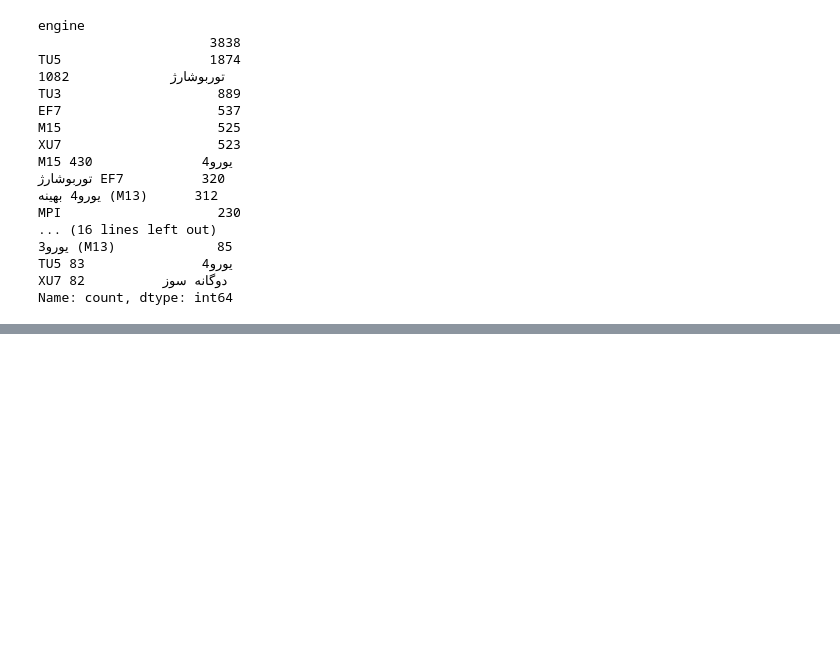
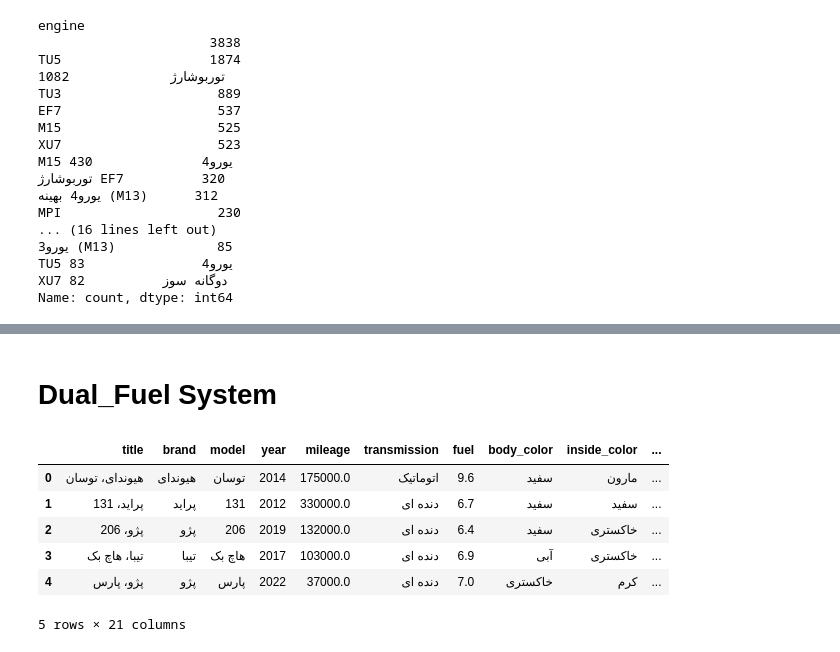
Before and after one commit to fatemehghorbanzadeh04/Machine-Learning-Project, a Jupyter notebook: preprocessing/data_preprocessing.ipynb, the cells around one changed output, grey strips where cells are left out. Saved outputs shown, nothing was run; the diff lists cells and outputs as text; code cells hidden in the pictures; blank space fills up the shorter version.

```diff
--- a/preprocessing/data_preprocessing.ipynb
+++ b/preprocessing/data_preprocessing.ipynb
@@ -535,0 +671,10 @@ train['engine_type'] = train['engine'].str.replace(r'^\d+\s*سیلندر\s*', ''
+# %%
+train['engine_model'] = train['engine_type'].str.extract(
+    r'\b(TU5|TU3|EF7|M15|XU7|M13|BM15L|TU5P|4J16|4A95TD|BM16LB|'
+    r'XU10|4G15C|TU5JP4|4K22|4J20|SFG15T|4G20T15|Z24|4J15T|'
+    r'THP165|4A92|XU7J4P|XU7P|4G69|XUM|4GC16D|G4GC|GA16|'
+    r'GA16YF|ZG24|2NZ|B48B20A|B48B20B|9NR-FTS|KA24|M15T|'
+    r'N20B20|4T15C|EP6|TCe200|TCe120|T6|DG15T|DAE481Q|'
+    r'OHVG2|P40|L3|OHV2|M15i|TU5JP4G|GAMMA)\b'
+)
+train.head(10)
@@ -535,0 +733,4 @@ train['engine_type'] = train['engine'].str.replace(r'^\d+\s*سیلندر\s*', ''
+# %%
+train.insert(17, 'turbo', train['engine_type'].str.contains('توربوشارژ|توربو شارژ|تویین شارژ', na = False).astype(int))
+train.head(5)
+# if number is 1 = turbo, else = not turbo
@@ -535,0 +755,13 @@ train['engine_type'] = train['engine'].str.replace(r'^\d+\s*سیلندر\s*', ''
+# %% [markdown]
+# Dual_Fuel System
+# %%
+train.insert(18, 'dual_fuel', train['engine_type'].str.contains('دوگانه سوز|دوگانه سوز', na = False).astype(int))
+train.head(5)
+# %% [output]
+|  | title | brand | model | year | mileage | transmission | fuel | body_color | inside_color | ... |
+| 0 | هیوندای، توسان | هیوندای | توسان | 2014 | 175000.0 | اتوماتیک | 9.6 | سفید | مارون | ... |
+| 1 | پراید، 131 | پراید | 131 | 2012 | 330000.0 | دنده ای | 6.7 | سفید | سفید | ... |
+| 2 | پژو، 206 | پژو | 206 | 2019 | 132000.0 | دنده ای | 6.4 | سفید | خاکستری | ... |
+| 3 | تیبا، هاچ بک | تیبا | هاچ بک | 2017 | 103000.0 | دنده ای | 6.9 | آبی | خاکستری | ... |
+| 4 | پژو، پارس | پژو | پارس | 2022 | 37000.0 | دنده ای | 7.0 | خاکستری | کرم | ... |
+5 rows × 21 columns
```
Also changed, not shown: parts of 59 cells of this notebook.
